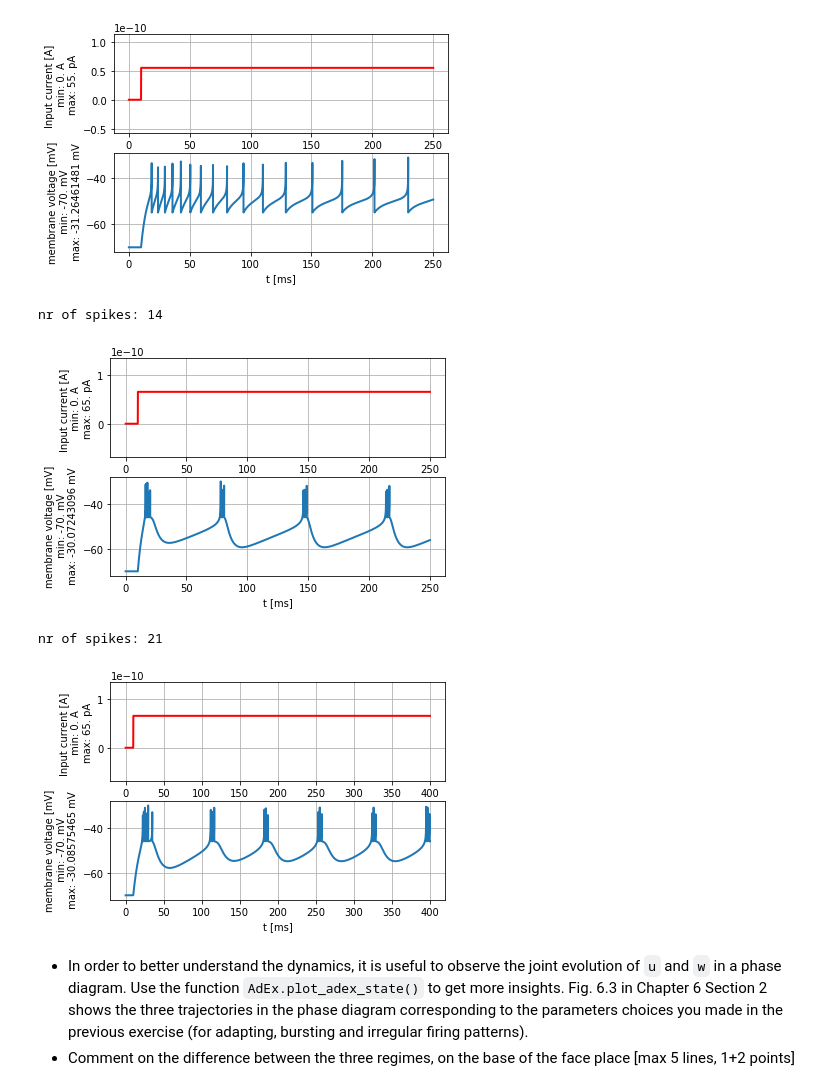
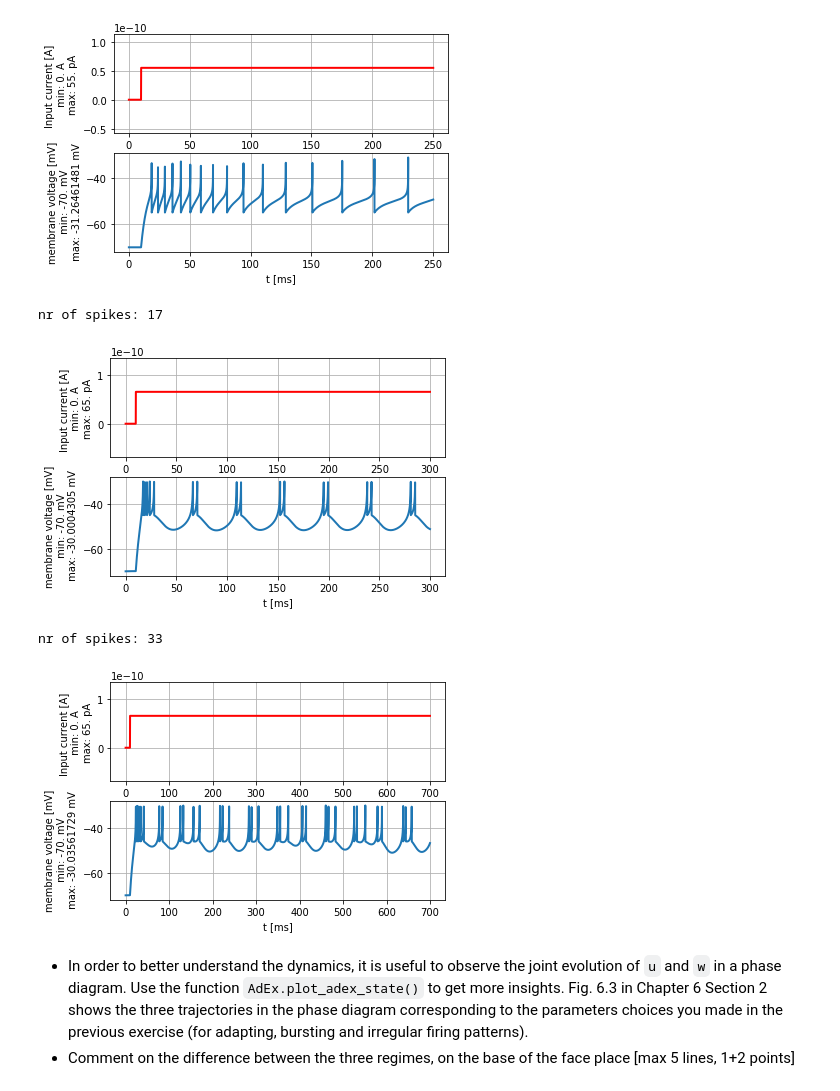
Before and after one commit to marcoabrate/biologicalmodelingofnn, a Jupyter notebook: project1/Ex1_firstName_lastName_000.ipynb, the cells around one changed output. Saved outputs shown, nothing was run; the diff lists cells and outputs as text; code cells hidden in the pictures.

```diff
--- a/project1/Ex1_firstName_lastName_000.ipynb
+++ b/project1/Ex1_firstName_lastName_000.ipynb
@@ -292,26 +292,26 @@ nr of spikes: 16
 # b big, time scale low -> tonic
 # b small, time scale high -> adapting
 # u_reset big -> bursting (if tau_w is small -> b big)
-current = input_factory.get_step_current(10, 250, 1. * b2.ms, 65 * b2.pA)
+current = input_factory.get_step_current(10, 300, 1. * b2.ms, 65 * b2.pA)
 state_monitor, spike_monitor = AdEx.simulate_AdEx_neuron(I_stim=current,
-    tau_m=5*b2.ms, v_reset=-46*b2.mV, a=-0.5*b2.nS, b=10*b2.pA, simulation_time=250 * b2.ms)
+    delta_T=5*b2.mV, tau_m=5*b2.ms, v_reset=-45*b2.mV, a=-0.5*b2.nS, b=10*b2.pA, simulation_time=300 * b2.ms)
 plot_tools.plot_voltage_and_current_traces(state_monitor, current)
 print("nr of spikes: {}".format(spike_monitor.count[0]))
 # %% [output]
-nr of spikes: 14
+nr of spikes: 17
-[figure, old version]
+[figure, new version]
 # %%
 # irregular firing pattern
 # a small, negative, u_reset high
-# isn't it too similar to bursting???
-current = input_factory.get_step_current(10, 400, 1. * b2.ms, 65 * b2.pA)
+# isn't it too similar to bursting? no, increasing delta_T, the behaviour is clearly irregular
+current = input_factory.get_step_current(10, 700, 1. * b2.ms, 65 * b2.pA)
 state_monitor, spike_monitor = AdEx.simulate_AdEx_neuron(I_stim=current,
-    tau_m=9.9*b2.ms, v_reset=-46*b2.mV, a=-0.5*b2.nS, b=10*b2.pA, simulation_time=400 * b2.ms)
+    delta_T=3.5*b2.mV, tau_m=9.9*b2.ms, v_reset=-46*b2.mV, a=-0.5*b2.nS, b=10*b2.pA, simulation_time=700 * b2.ms)
 plot_tools.plot_voltage_and_current_traces(state_monitor, current)
 print("nr of spikes: {}".format(spike_monitor.count[0]))
 # %% [output]
-nr of spikes: 21
+nr of spikes: 33
-[figure, old version]
+[figure, new version]
 # %% [markdown]
 - In order to better understand the dynamics, it is useful to observe the joint evolution of `u` and `w` in a phase diagram. Use the function `AdEx.plot_adex_state()` to get more insights. Fig. 6.3 in Chapter 6 Section 2 shows the three trajectories in the phase diagram corresponding to the parameters choices you made in the previous exercise (for adapting, bursting and irregular firing patterns).
 - Comment on the difference between the three regimes, on the base of the face place [max 5 lines, 1+2 points]
```
Also changed, not shown: parts of 5 cells of this notebook.
